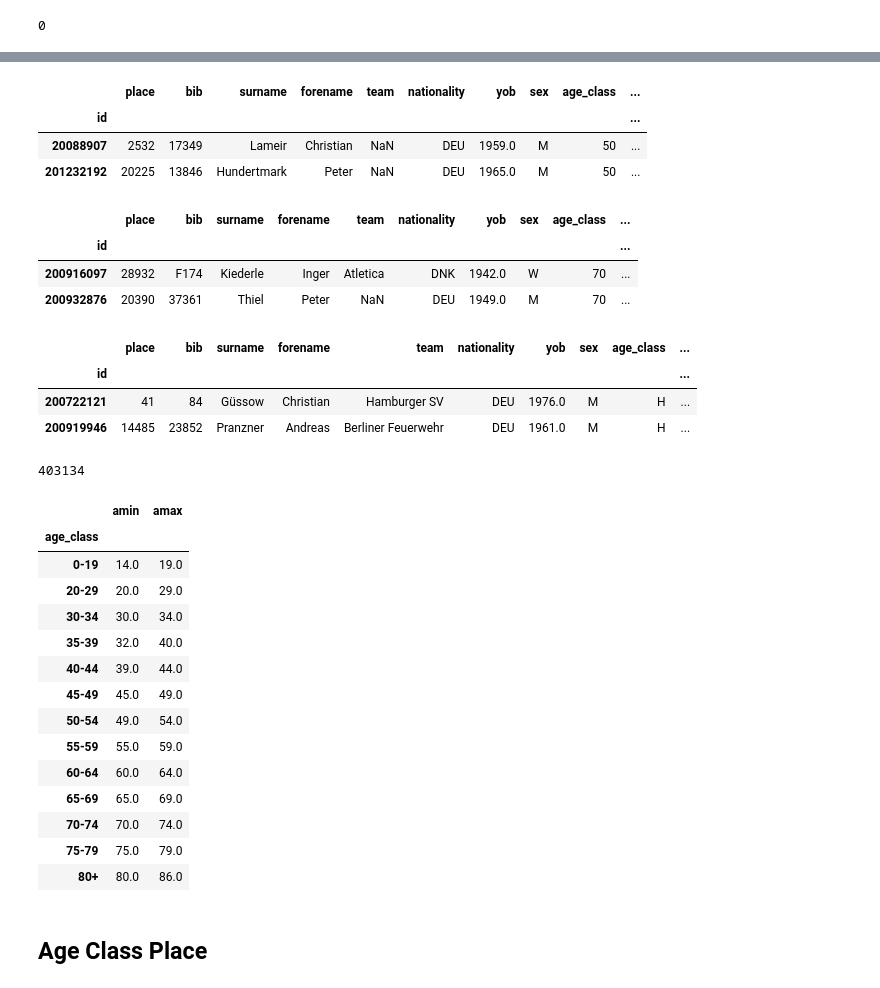
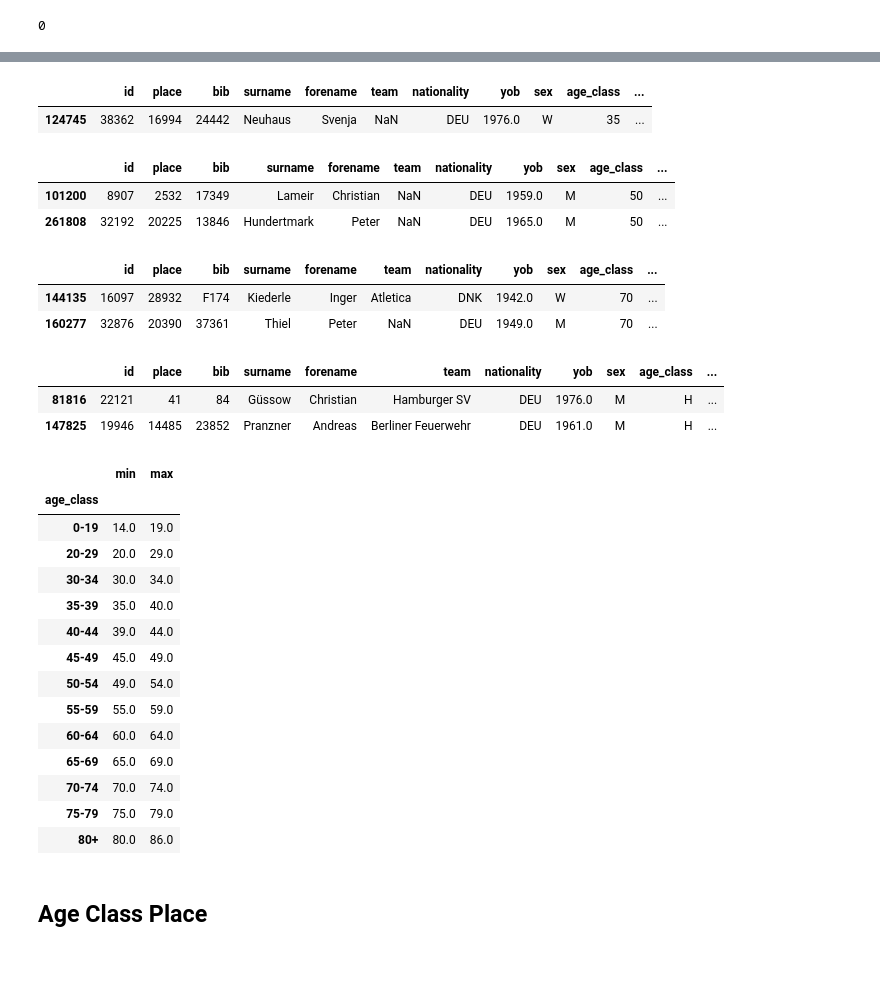
Before and after one commit to stappit/berlin-marathon, a Jupyter notebook: notebooks/clean.ipynb, the cells around one changed output, grey strips where cells are left out. Cells and saved outputs as stored; diff of their text form; code cells hidden in the pictures; blank space fills up the shorter version.

```diff
--- a/notebooks/clean.ipynb
+++ b/notebooks/clean.ipynb
@@ -289,4 +252,4 @@ times
 # %%
-ev = df.loc[200641853]
-fs = df.loc[201411182]
+ev = df.loc[58489]
+fs = df.loc[312161]
 # %%
@@ -610,4 +517,0 @@ fix_my_sex
-# %%
-fix_my_sex.sex = fix_my_sex.sex.apply(lambda s: 'W' if s == 'M' else 'M')
-df.loc[fix_my_sex.index, 'sex'] = fix_my_sex.sex
-df.loc[fix_my_sex.index, :]
@@ -628,0 +518,11 @@ See the caveats in the documentation: http://pandas.pydata.org/pandas-docs/stabl
+# %%
+inconsistent_sex.set_value(99806, 'sex', 'M')
+inconsistent_sex.set_value(96128, 'sex', 'W')
+inconsistent_sex.set_value(86445, 'sex', 'M')
+inconsistent_sex.set_value(69640, 'sex', 'M')
+inconsistent_sex.set_value(58571, 'sex', 'M')
+inconsistent_sex.set_value(30200, 'sex', 'M')
+inconsistent_sex.set_value(30198, 'sex', 'M')
+
+df.loc[inconsistent_sex.index, 'sex'] = inconsistent_sex.sex
+df.loc[inconsistent_sex.index, :]
@@ -701,38 +600,39 @@ df[(df.age_class == '30') & (df.age >= 35)]
+# %%
+df.set_value(122666, 'age_class', '50')
+
+df[(df.age_class == '35') & (df.age < 35)]
+# %% [output]
+|  | id | place | bib | surname | forename | team | nationality | yob | sex | age_class | ... |
+| 124745 | 38362 | 16994 | 24442 | Neuhaus | Svenja | NaN | DEU | 1976.0 | W | 35 | ... |
 # %%
-df.set_value(200834733, 'age_class', '50')
+df.set_value(124745, 'age_class', '30')
 
 df[(df.age_class == '50') & (df.age < 50)]
 # %% [output]
-|  | place | bib | surname | forename | team | nationality | yob | sex | age_class | ... |
-| id |  |  |  |  |  |  |  |  |  | ... |
-| 20088907 | 2532 | 17349 | Lameir | Christian | NaN | DEU | 1959.0 | M | 50 | ... |
-| 201232192 | 20225 | 13846 | Hundertmark | Peter | NaN | DEU | 1965.0 | M | 50 | ... |
+|  | id | place | bib | surname | forename | team | nationality | yob | sex | age_class | ... |
+| 101200 | 8907 | 2532 | 17349 | Lameir | Christian | NaN | DEU | 1959.0 | M | 50 | ... |
+| 261808 | 32192 | 20225 | 13846 | Hundertmark | Peter | NaN | DEU | 1965.0 | M | 50 | ... |
 # %%
-df.set_value(201232192, 'age_class', '45')
+df.set_value(261808, 'age_class', '45')
 
 df[(df.age_class == '70') & (df.age < 70)]
 # %% [output]
-|  | place | bib | surname | forename | team | nationality | yob | sex | age_class | ... |
-| id |  |  |  |  |  |  |  |  |  | ... |
-| 200916097 | 28932 | F174 | Kiederle | Inger | Atletica | DNK | 1942.0 | W | 70 | ... |
-| 200932876 | 20390 | 37361 | Thiel | Peter | NaN | DEU | 1949.0 | M | 70 | ... |
+|  | id | place | bib | surname | forename | team | nationality | yob | sex | age_class | ... |
+| 144135 | 16097 | 28932 | F174 | Kiederle | Inger | Atletica | DNK | 1942.0 | W | 70 | ... |
+| 160277 | 32876 | 20390 | 37361 | Thiel | Peter | NaN | DEU | 1949.0 | M | 70 | ... |
 # %%
-df.set_value(200916097, 'age_class', '65')
-df.set_value(200932876, 'age_class', '60')
+df.set_value(144135, 'age_class', '65')
+df.set_value(160277, 'age_class', '60')
 
 df[(df.age_class == 'H') & (df.age >= 30)]
 # %% [output]
-|  | place | bib | surname | forename | team | nationality | yob | sex | age_class | ... |
-| id |  |  |  |  |  |  |  |  |  | ... |
-| 200722121 | 41 | 84 | Güssow | Christian | Hamburger SV | DEU | 1976.0 | M | H | ... |
-| 200919946 | 14485 | 23852 | Pranzner | Andreas | Berliner Feuerwehr | DEU | 1961.0 | M | H | ... |
+|  | id | place | bib | surname | forename | team | nationality | yob | sex | age_class | ... |
+| 81816 | 22121 | 41 | 84 | Güssow | Christian | Hamburger SV | DEU | 1976.0 | M | H | ... |
+| 147825 | 19946 | 14485 | 23852 | Pranzner | Andreas | Berliner Feuerwehr | DEU | 1961.0 | M | H | ... |
-# %%
-df.set_value(200722121, 'age_class', '30')
-df.set_value(200919946, 'age_class', '45')
-len(df)
-# %% [output]
-403134
 # %%
+df.set_value(81816, 'age_class', '30')
+df.set_value(147825, 'age_class', '45')
+
 def upper(match):
     if match.group(2) == '0':
         d = '4'
@@ -741,14 +641,14 @@ def upper(match):
     return '{0}-{1}{2}'.format(match.group(0), match.group(1), d)
 
 df.age_class = df.age_class.str.replace(r'^(JA|U20)$', '0-19').str.replace('^H$', '20-29').str.replace(r'^8.*', '80+').str.replace(r'^(\d)(\d)$', upper)
-df.groupby('age_class').age.aggregate([np.min, np.max])
+df.groupby('age_class').age.aggregate(['min', 'max'])
 # %% [output]
-|  | amin | amax |
+|  | min | max |
 | age_class |  |  |
 | 0-19 | 14.0 | 19.0 |
 | 20-29 | 20.0 | 29.0 |
 | 30-34 | 30.0 | 34.0 |
-| 35-39 | 32.0 | 40.0 |
+| 35-39 | 35.0 | 40.0 |
 | 40-44 | 39.0 | 44.0 |
 | 45-49 | 45.0 | 49.0 |
 | 50-54 | 49.0 | 54.0 |
```
Also changed, not shown: parts of 52 cells of this notebook.
